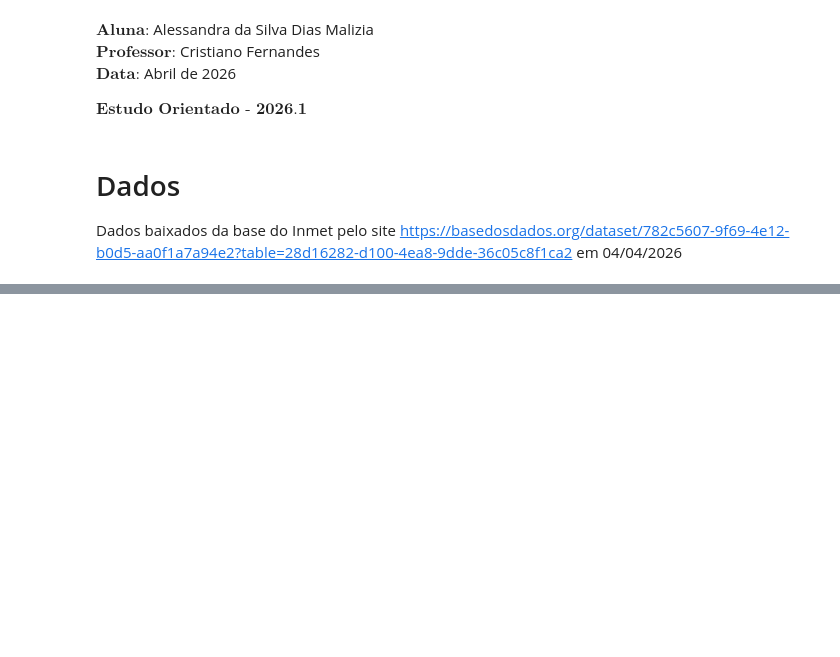
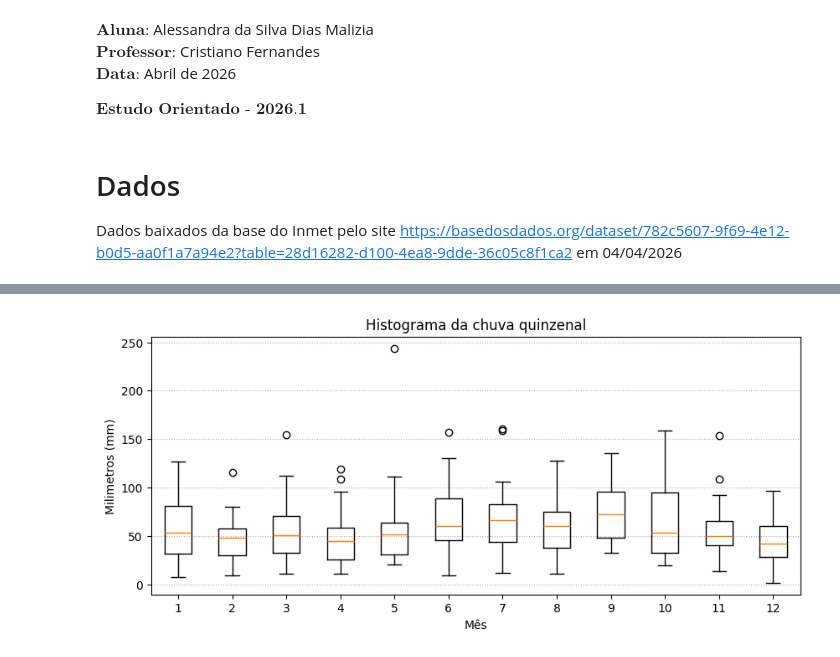
Before and after one commit to asdmalizia/masters, a Jupyter notebook: Estudo orientado/TVE para precipitação.ipynb, the cells around one changed output, grey strips where cells are left out. Saved outputs shown, nothing was run; the diff lists cells and outputs as text; code cells hidden in the pictures; blank space fills up the shorter version.

```diff
--- a/Estudo orientado/TVE para precipitação.ipynb
+++ b/Estudo orientado/TVE para precipitação.ipynb
@@ -28,0 +82,15 @@ df
+# %%
+fig, ax = plt.subplots(figsize=(10,4))
+plot_data = (series.to_frame()
+    # .diff()
+    .pivot_table(columns=series.index.month, index=series.index.year, values='precipitacao')
+    .dropna()
+)
+ax.boxplot(plot_data)
+ax.set_ylabel('Milimetros (mm)')
+ax.set_xlabel('Mês')
+ax.grid(axis='y', linestyle=':')
+ax.set_title('Histograma da chuva quinzenal')
+plt.show()
+# %% [output]
+[figure, added]
```
Also changed, not shown: parts of 23 cells of this notebook.
